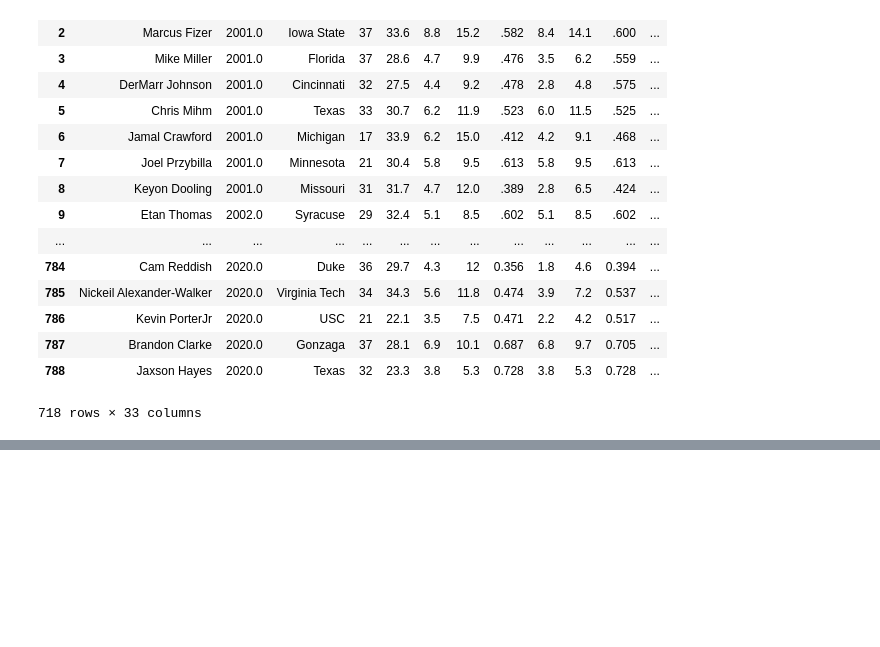
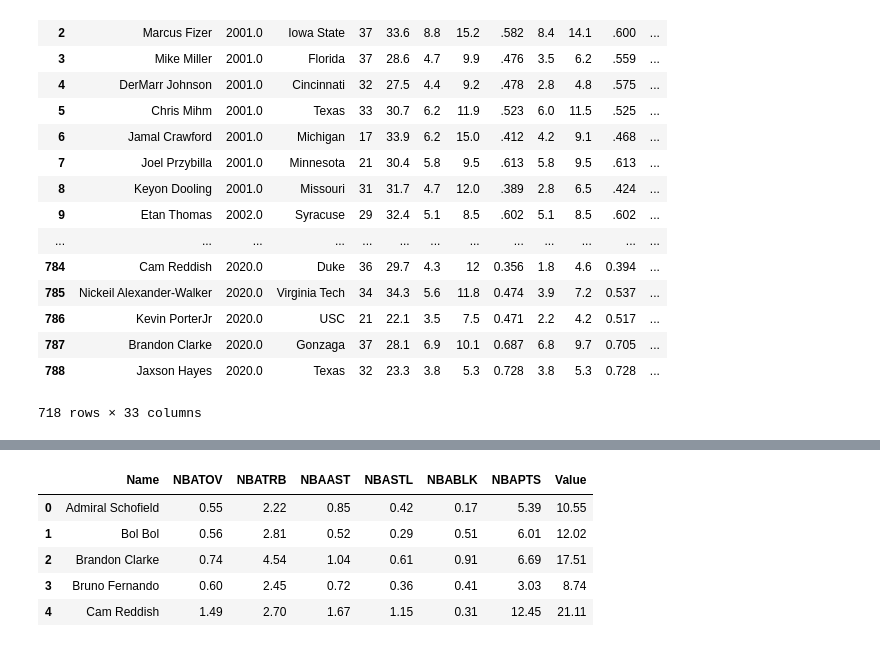
Before and after one commit to hdanger88/Project3---NBA-Projections, a Jupyter notebook: data/Project 3 - NBARookieAnalysis.ipynb, the cells around one changed output, grey strips where cells are left out. Saved outputs shown, nothing was run; the diff lists cells and outputs as text; code cells hidden in the pictures; blank space fills up the shorter version.

```diff
--- a/data/Project 3 - NBARookieAnalysis.ipynb
+++ b/data/Project 3 - NBARookieAnalysis.ipynb
@@ -572,0 +589,9 @@ FINAL_DF.to_csv('Final_Combined_DF.csv')
+# %%
+ROOKIE_PREDICTIONS.head()
+# %% [output]
+|  | Name | NBATOV | NBATRB | NBAAST | NBASTL | NBABLK | NBAPTS | Value |
+| 0 | Admiral Schofield | 0.55 | 2.22 | 0.85 | 0.42 | 0.17 | 5.39 | 10.55 |
+| 1 | Bol Bol | 0.56 | 2.81 | 0.52 | 0.29 | 0.51 | 6.01 | 12.02 |
+| 2 | Brandon Clarke | 0.74 | 4.54 | 1.04 | 0.61 | 0.91 | 6.69 | 17.51 |
+| 3 | Bruno Fernando | 0.60 | 2.45 | 0.72 | 0.36 | 0.41 | 3.03 | 8.74 |
+| 4 | Cam Reddish | 1.49 | 2.70 | 1.67 | 1.15 | 0.31 | 12.45 | 21.11 |
```
Also changed, not shown: parts of 4 cells of this notebook, 3 other files.
